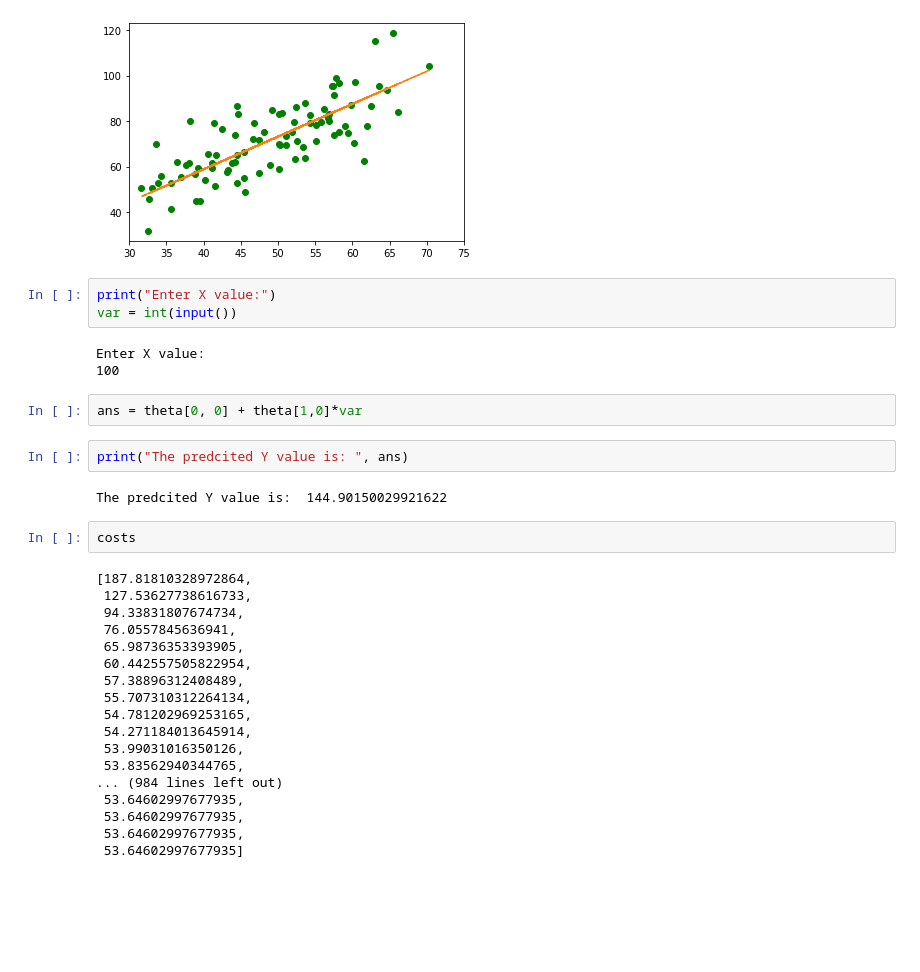
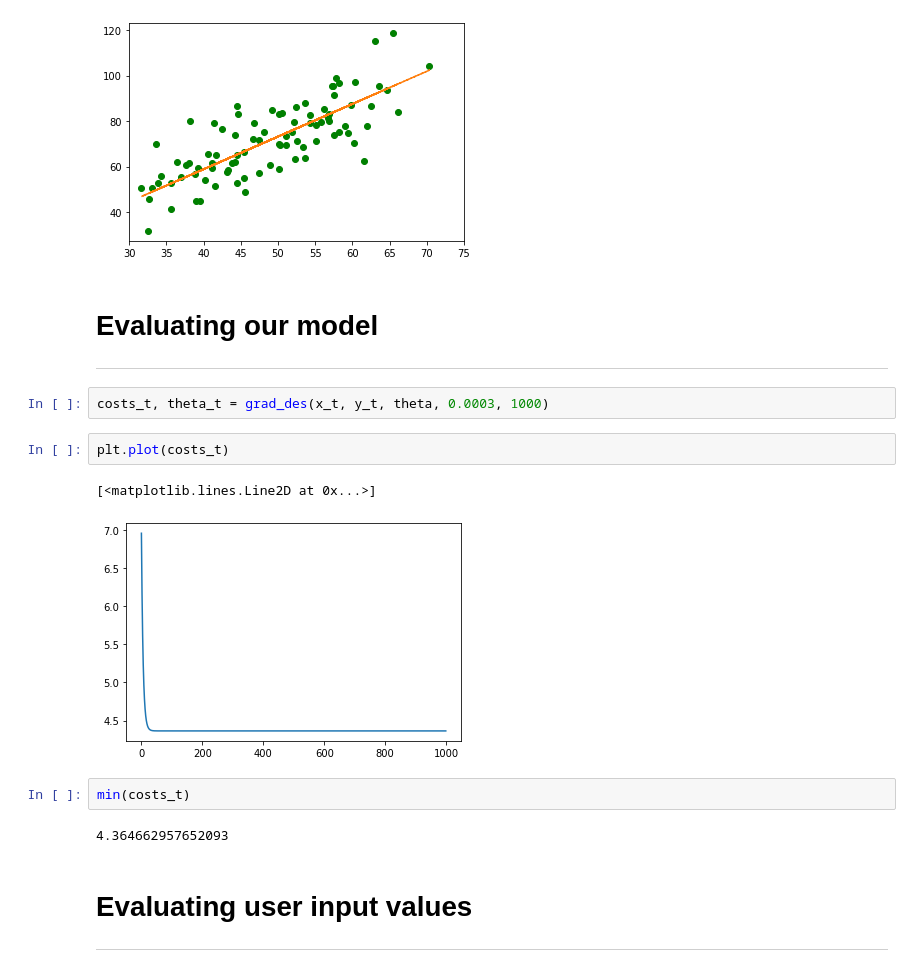
Before and after one commit to rkapoor1999/Univariate-Linear-Regression, a Jupyter notebook: Univariate_Linear_Regresson.ipynb, the cells around one changed output. Drawn from its saved outputs; the diff is of its cells as text; blank space fills up the shorter version.

```diff
--- a/Univariate_Linear_Regresson.ipynb
+++ b/Univariate_Linear_Regresson.ipynb
@@ -75,35 +121,20 @@ plt.plot(x_vals, y_vals, '--')
 [<matplotlib.lines.Line2D at 0x...>,
  <matplotlib.lines.Line2D at 0x...>]
 [figure]
-# %%
-print("Enter X value:")
-var = int(input())
-# %% [output]
-Enter X value:
-100
-# %%
-ans = theta[0, 0] + theta[1,0]*var
-# %%
-print("The predcited Y value is: ", ans)
-# %% [output]
-The predcited Y value is:  144.90150029921622
-# %%
-costs
-# %% [output]
-[187.81810328972864,
- 127.53627738616733,
- 94.33831807674734,
- 76.0557845636941,
- 65.98736353393905,
- 60.442557505822954,
- 57.38896312408489,
- 55.707310312264134,
- 54.781202969253165,
- 54.271184013645914,
- 53.99031016350126,
- 53.83562940344765,
-... (984 lines left out)
- 53.64602997677935,
- 53.64602997677935,
- 53.64602997677935,
- 53.64602997677935]
+# %% [markdown]
+# Evaluating our model
+---
+# %%
+costs_t, theta_t = grad_des(x_t, y_t, theta, 0.0003, 1000)
+# %%
+plt.plot(costs_t)
+# %% [output]
+[<matplotlib.lines.Line2D at 0x...>]
+[figure, added]
+# %%
+min(costs_t)
+# %% [output]
+4.364662957652093
+# %% [markdown]
+# Evaluating user input values
+---
```
Also changed, not shown: parts of 23 cells of this notebook.
